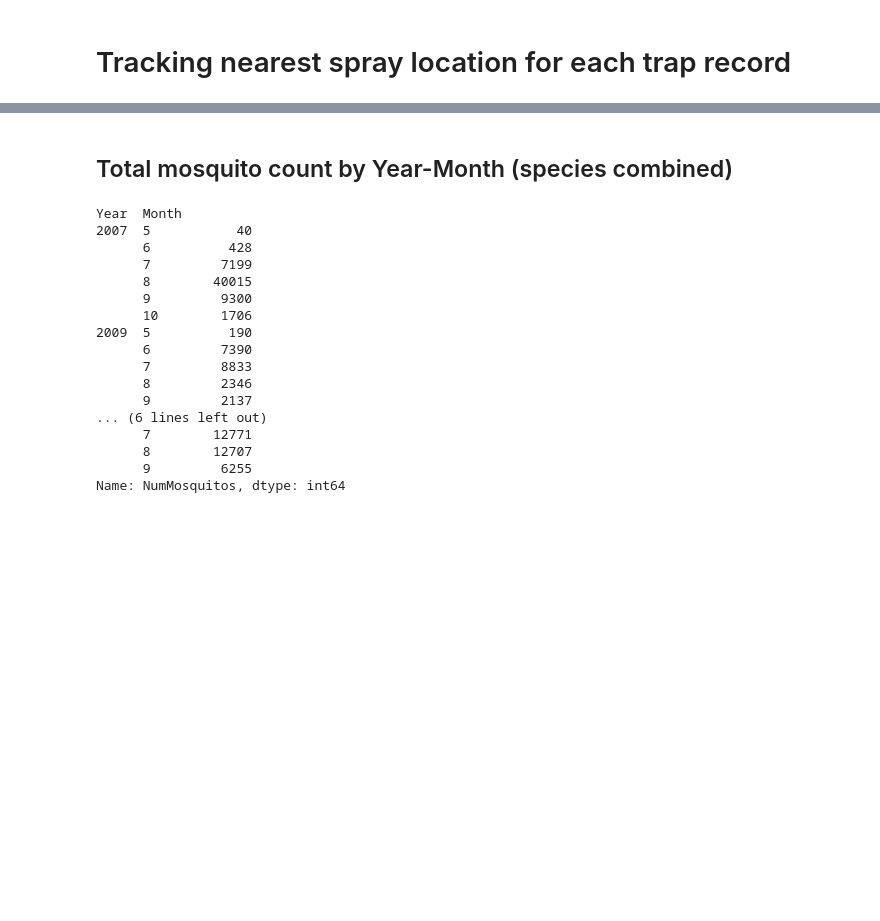
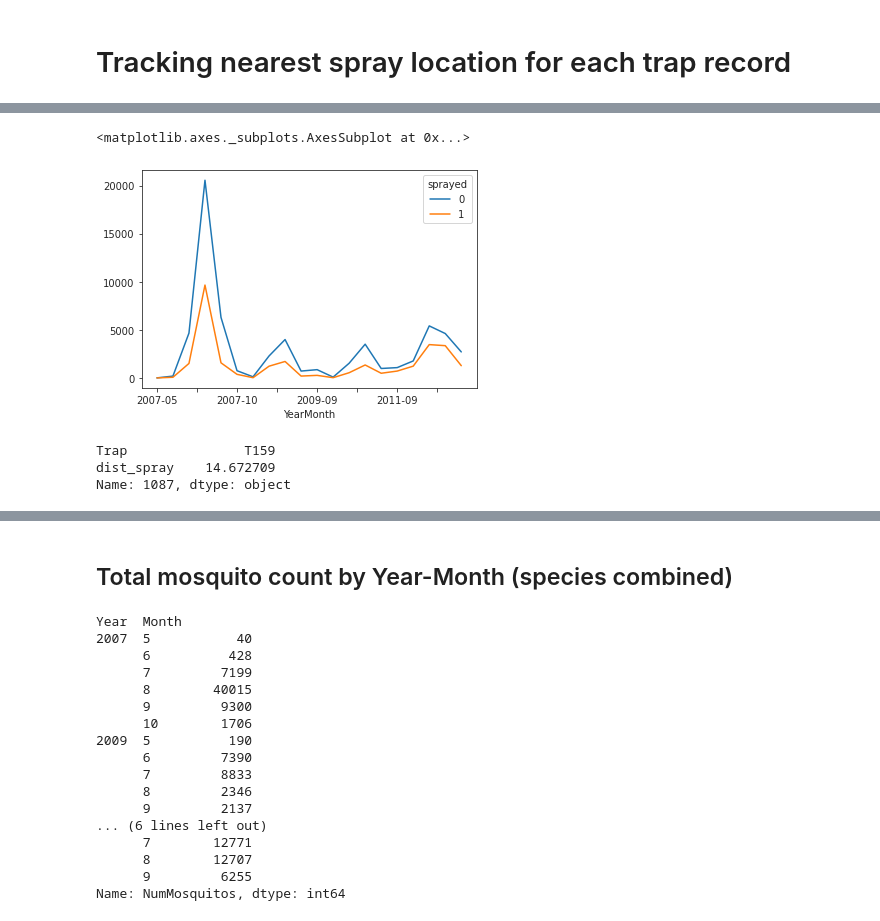
Before and after one commit to henrioei/Binary-Classification-on-West-Nile-Virus, a Jupyter notebook: 1_eda.ipynb, the cells around one changed output, grey strips where cells are left out. Saved outputs shown, nothing was run; the diff lists cells and outputs as text; code cells hidden in the pictures; blank space fills up the shorter version.

```diff
--- a/1_eda.ipynb
+++ b/1_eda.ipynb
@@ -516,0 +524,3 @@ df_train.to_csv('df_train_dist.csv',index=False)
+# %%
+# traps with all 4 years
+traps_all_years = df_train.groupby(['Year','Trap']).count().unstack().dropna(axis=1)['sprayed'].columns
@@ -516,0 +534,3 @@ df_train.to_csv('df_train_dist.csv',index=False)
+# %%
+df_compare = df_train[df_train.Trap.isin(traps_all_years)]
+df_compare.head(3)
@@ -516,0 +542,12 @@ df_train.to_csv('df_train_dist.csv',index=False)
+# %%
+df_compare.groupby(['YearMonth','sprayed']).NumMosquitos.sum().unstack().plot()
+# %% [output]
+<matplotlib.axes._subplots.AxesSubplot at 0x...>
+[figure, added]
+# %%
+# T159 is the closest trap to spray location. we shall use this as a basis of comparison
+df_compare.loc[df_compare.dist_spray.idxmin()][['Trap','dist_spray']]
+# %% [output]
+Trap               T159
+dist_spray    14.672709
+Name: 1087, dtype: object
```
Also changed, not shown: parts of 25 cells of this notebook.
